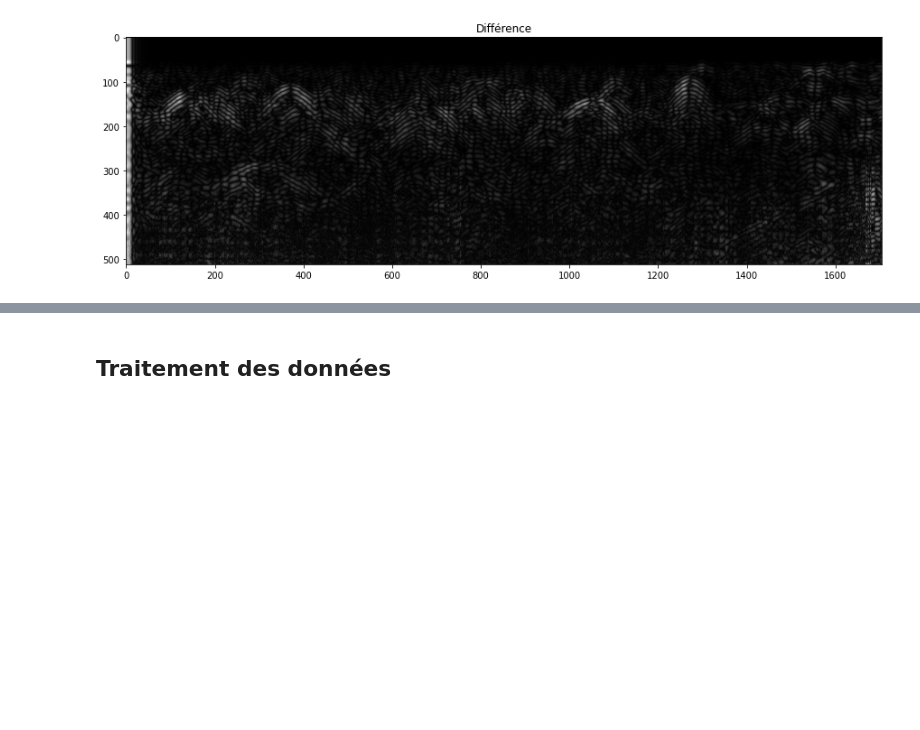
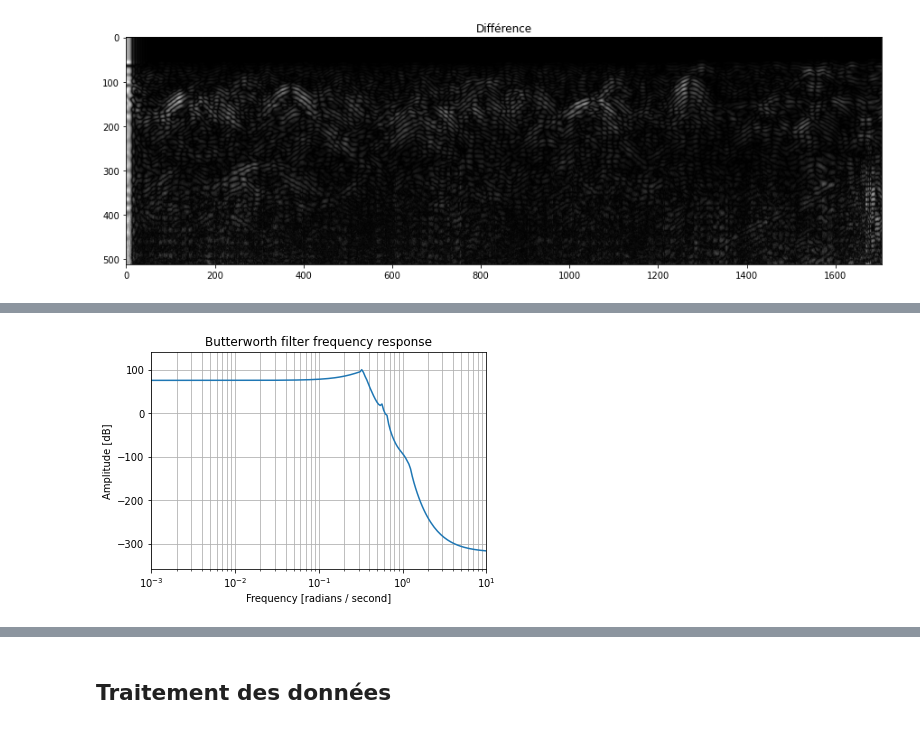
Before and after one commit to MerlinSchoose/tnsi-project, a Jupyter notebook: Examen_TNS_2021_2022.ipynb, the cells around one changed output, grey strips where cells are left out. Cells and saved outputs as stored; diff of their text form; code cells hidden in the pictures; blank space fills up the shorter version.

Commit message:
Filter low-pass vertical

```diff
--- a/Examen_TNS_2021_2022.ipynb
+++ b/Examen_TNS_2021_2022.ipynb
@@ -158,0 +172,15 @@ plot_radargram(np.abs(bs - bs_butterworthed), "Différence")
+# %%
+cutoff_freq_horizontal = np.array([0.3,2.0])
+b, a = signal.butter(50, cutoff_freq_horizontal, 'bandpass', analog=False, fs=horizontal_sample_rate)
+w, h = signal.freqs(b, a)
+#plt.plot(w, abs(h))
+plt.semilogx(w, 20 * np.log10(abs(h)))
+plt.title('Butterworth filter frequency response')
+plt.xlabel('Frequency [radians / second]')
+plt.ylabel('Amplitude [dB]')
+plt.margins(0, 0.1)
+plt.grid(which='both', axis='both')
+#plt.axvline(cutoff_freq_horizontal, color='green') # cutoff frequency
+plt.show()
+# %% [output]
+[figure, added]
```
Also changed, not shown: parts of 5 cells of this notebook.
